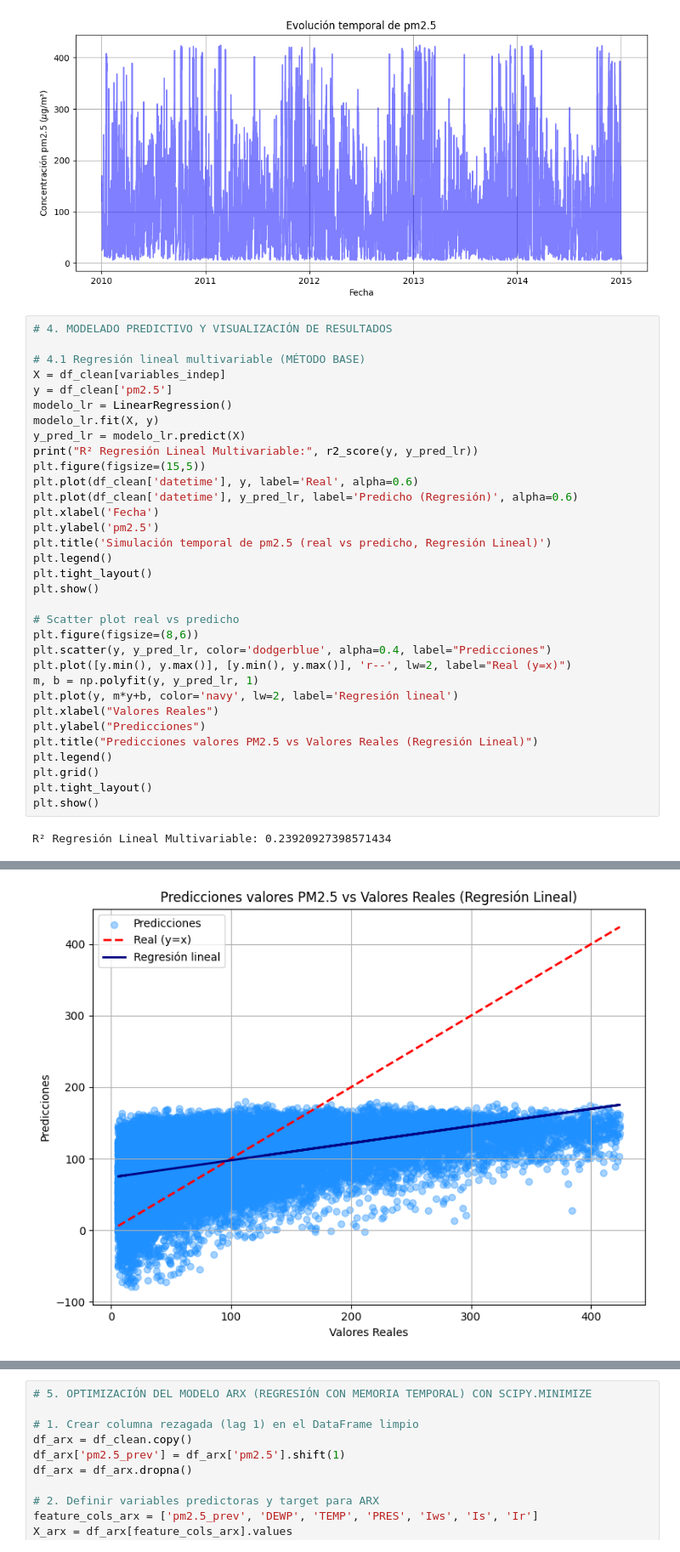
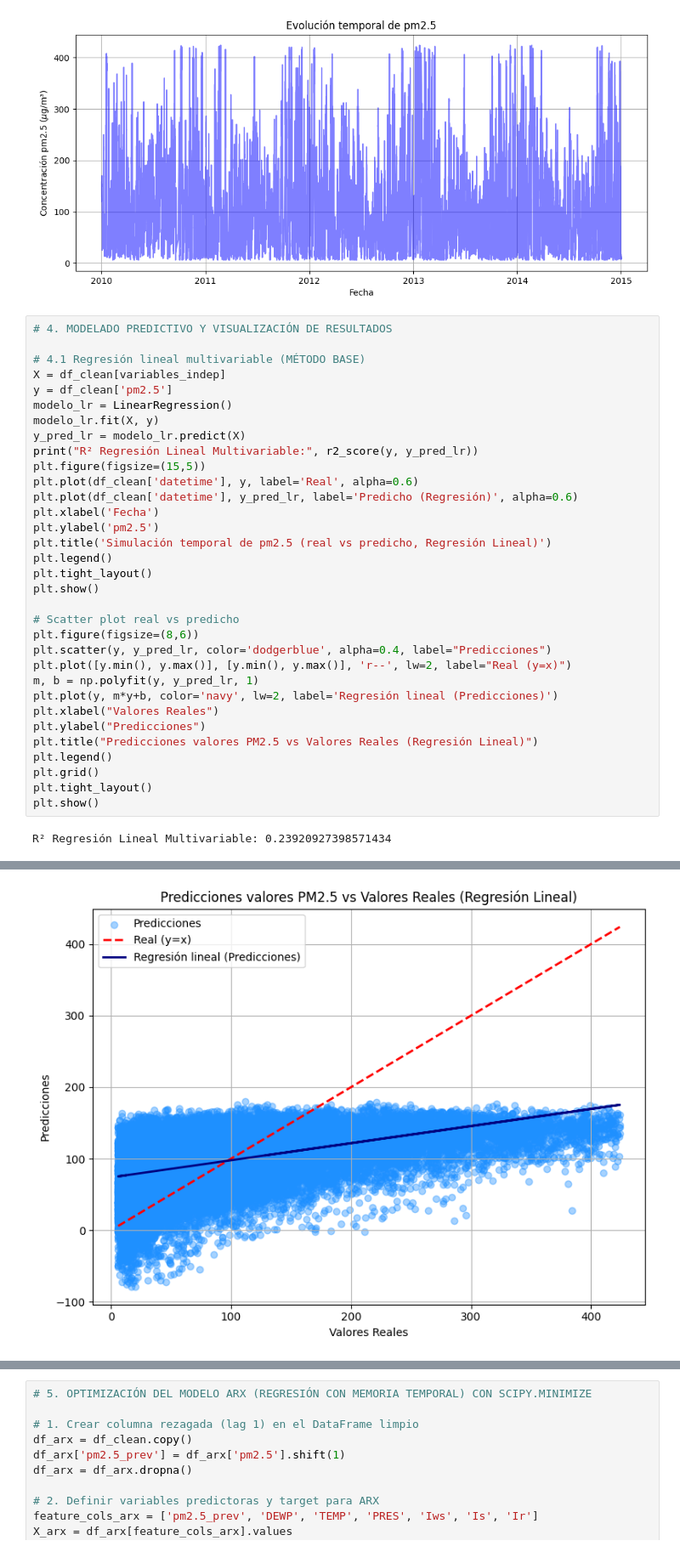
Before and after one commit to binyamin8914/desarrollo-nodo, a Jupyter notebook: Ev2_Programación_Científica.ipynb, the cells around one changed output, grey strips where cells are left out. Shown at 85% size. Cells and saved outputs as stored; diff of their text form.

```diff
--- a/Ev2_Programación_Científica.ipynb
+++ b/Ev2_Programación_Científica.ipynb
@@ -133,35 +137,35 @@ X = df_clean[variables_indep]
 y = df_clean['pm2.5']
 modelo_lr = LinearRegression()
 modelo_lr.fit(X, y)
 y_pred_lr = modelo_lr.predict(X)
 print("R² Regresión Lineal Multivariable:", r2_score(y, y_pred_lr))
 plt.figure(figsize=(15,5))
 plt.plot(df_clean['datetime'], y, label='Real', alpha=0.6)
 plt.plot(df_clean['datetime'], y_pred_lr, label='Predicho (Regresión)', alpha=0.6)
 plt.xlabel('Fecha')
 plt.ylabel('pm2.5')
 plt.title('Simulación temporal de pm2.5 (real vs predicho, Regresión Lineal)')
 plt.legend()
 plt.tight_layout()
 plt.show()
 
 # Scatter plot real vs predicho
 plt.figure(figsize=(8,6))
 plt.scatter(y, y_pred_lr, color='dodgerblue', alpha=0.4, label="Predicciones")
 plt.plot([y.min(), y.max()], [y.min(), y.max()], 'r--', lw=2, label="Real (y=x)")
 m, b = np.polyfit(y, y_pred_lr, 1)
-plt.plot(y, m*y+b, color='navy', lw=2, label='Regresión lineal')
+plt.plot(y, m*y+b, color='navy', lw=2, label='Regresión lineal (Predicciones)')
 plt.xlabel("Valores Reales")
 plt.ylabel("Predicciones")
 plt.title("Predicciones valores PM2.5 vs Valores Reales (Regresión Lineal)")
 plt.legend()
 plt.grid()
 plt.tight_layout()
 plt.show()
 # %% [output]
 R² Regresión Lineal Multivariable: 0.23920927398571434
 [figure]
-[figure, old version]
+[figure, new version]
 # %%
 # 4.2 Random Forest (MODELO MEJORADO)
 rf = RandomForestRegressor(n_estimators=100, random_state=42)
```
Also changed, not shown: parts of 3 cells of this notebook.
